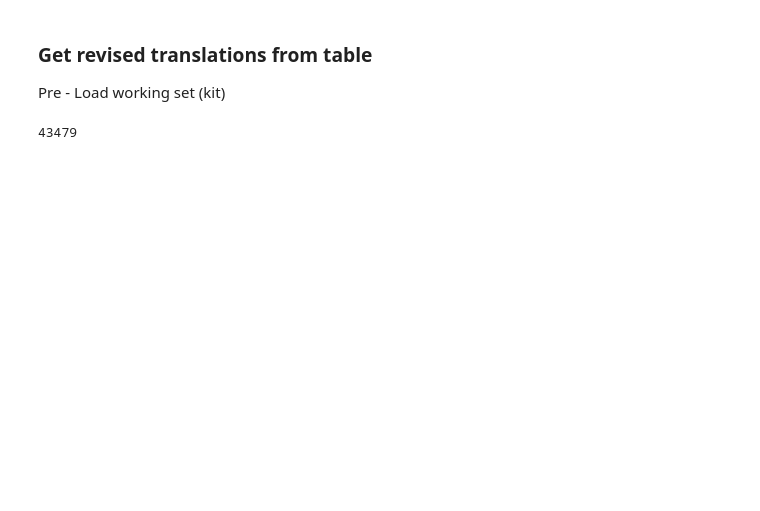
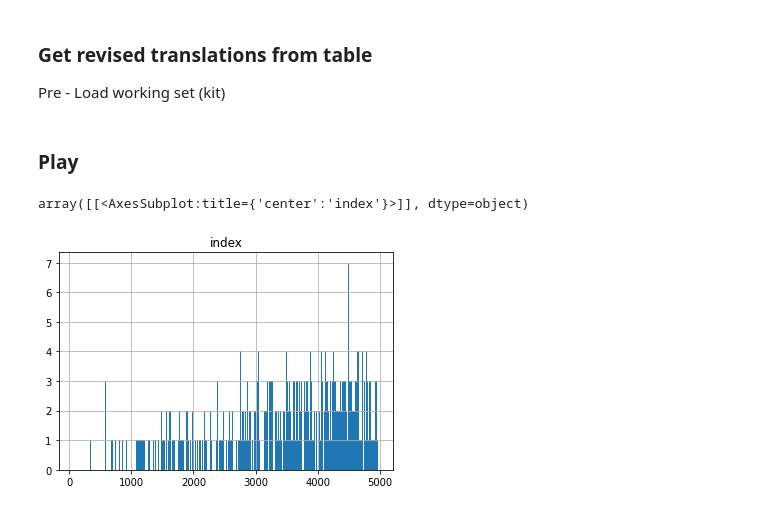
Before and after one commit to alpoktem/corepus-gen, a Jupyter notebook: corpus-generator-v2.ipynb, the cells around one changed output. Drawn from its saved outputs; the diff is of its cells as text; code cells hidden in the pictures; blank space fills up the shorter version.

```diff
--- a/corpus-generator-v2.ipynb
+++ b/corpus-generator-v2.ipynb
@@ -542,5 +568,7 @@ word_counts.sum()
-# %%
-word_counts.mean()
-word_counts.sum()
-# %% [output]
-43479
+# %% [markdown]
+### Play
+# %%
+missing_en.hist(column='index', bins=500)
+# %% [output]
+array([[<AxesSubplot:title={'center':'index'}>]], dtype=object)
+[figure, added]
```
Also changed, not shown: parts of 13 cells of this notebook, 1 other file.
